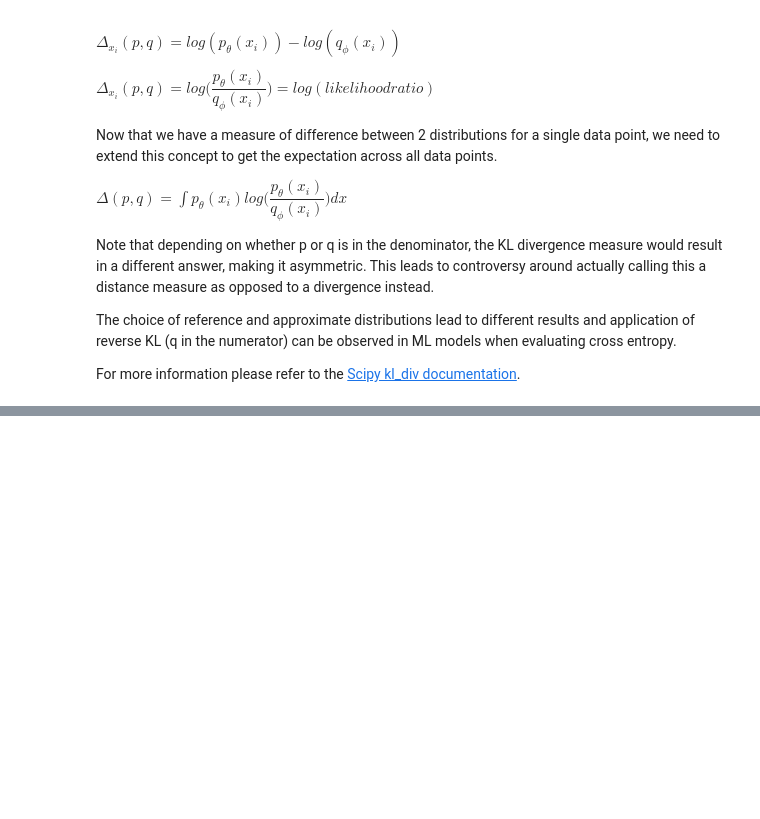
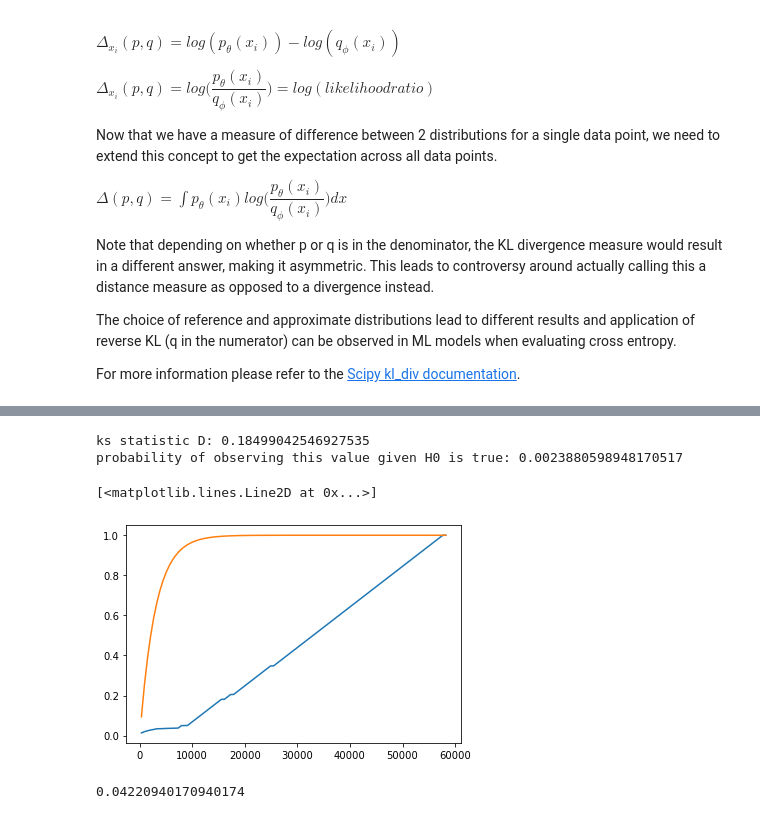
Before and after one commit to jtsw1990/stats-goodness-of-fit-tutorial, a Jupyter notebook: GOF - 4. Goodness of fit.ipynb, the cells around one changed output, grey strips where cells are left out. Saved outputs shown, nothing was run; the diff lists cells and outputs as text; code cells hidden in the pictures; blank space fills up the shorter version.

Commit message:
debug kstest numerical issue

```diff
--- a/GOF - 4. Goodness of fit.ipynb
+++ b/GOF - 4. Goodness of fit.ipynb
@@ -159,0 +182,26 @@ kl divergence is: 3.114488420747347
+# %%
+# weird issue occurring without converting explicitly to int from the pandas dataframe
+# to check out scipy ktest source code https://github.com/scipy/scipy/blob/v1.9.1/scipy/stats/_stats_py.py#L7889-L8039
+
+_data = np.array([x for x in df['claims']]).astype(int)
+
+dist_fitted = st.expon(*params)
+ks_stat, ks_pval = kstest(_data, dist_fitted.cdf)
+
+print(f'ks statistic D: {ks_stat}')
+print(f'probability of observing this value given H0 is true: {ks_pval}')
+# %% [output]
+ks statistic D: 0.18499042546927535
+probability of observing this value given H0 is true: 0.0023880598948170517
+# %%
+data_pdf = y / sum(y)
+data_cdf = np.cumsum(data_pdf)
+plt.plot(x, data_cdf, label="CDF")
+plt.plot(x, dist_fitted.cdf(x))
+# %% [output]
+[<matplotlib.lines.Line2D at 0x...>]
+[figure, added]
+# %%
+sum(y)
+# %% [output]
+0.04220940170940174
```
Also changed, not shown: parts of 6 cells of this notebook.
